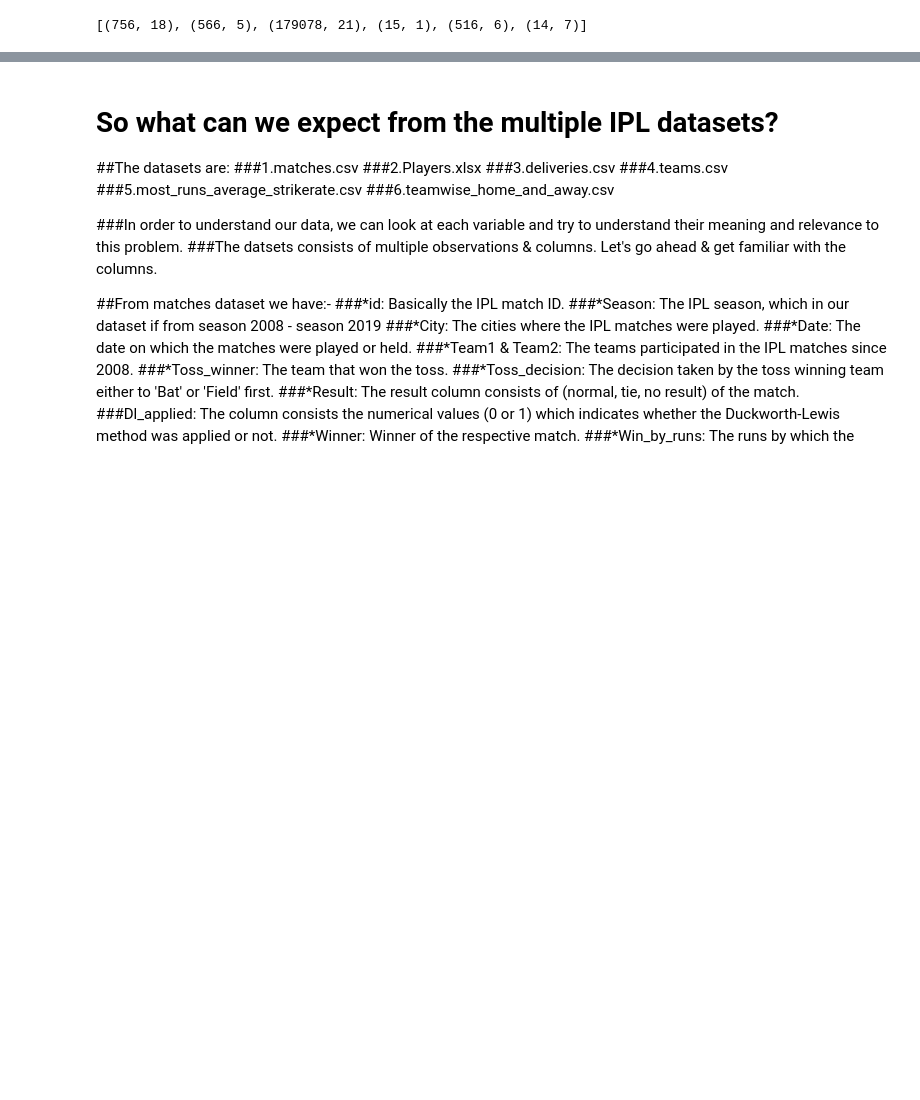
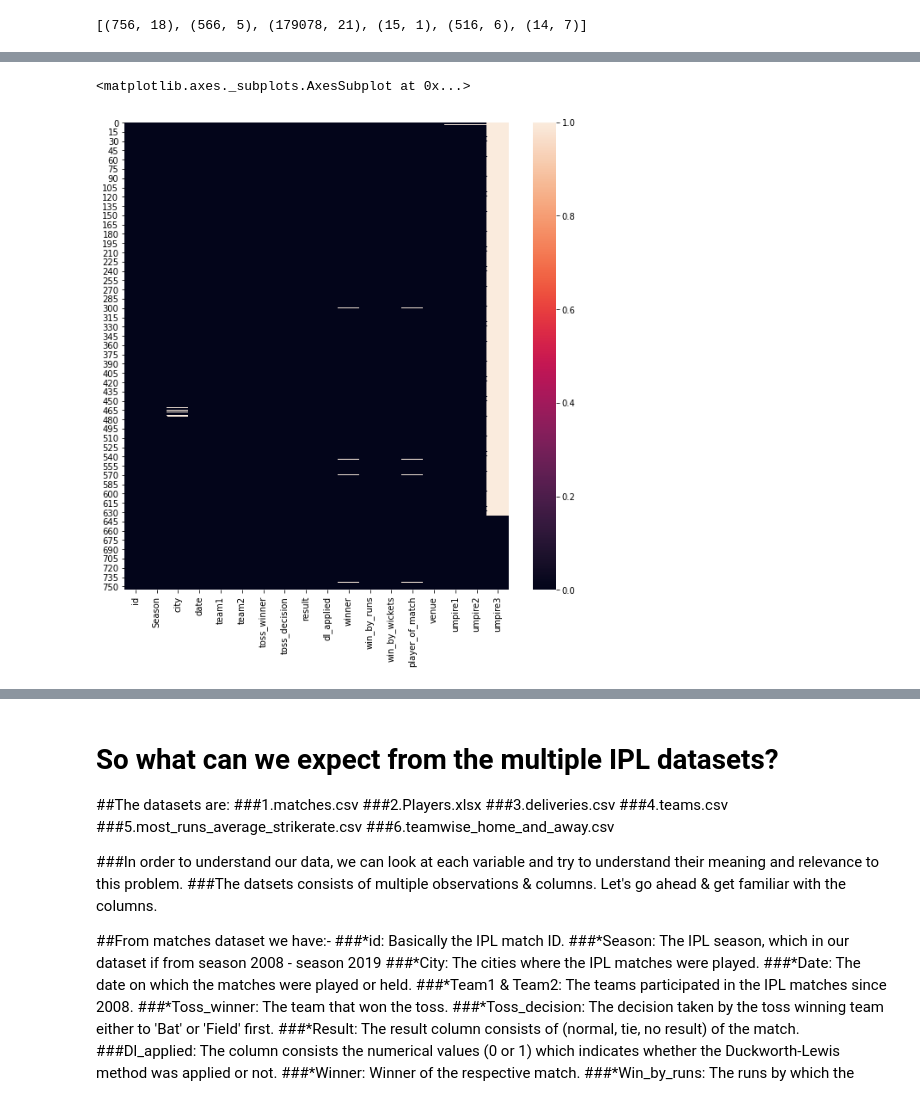
Before and after one commit to Pradip240/IPL-T20-Cricket-Analysis, a Jupyter notebook: Ameen_IPL_T20_Cricket_Analysis_Capstone_Project.ipynb, the cells around one changed output, grey strips where cells are left out. Cells and saved outputs as stored; diff of their text form; code cells hidden in the pictures; blank space fills up the shorter version.

```diff
--- a/Ameen_IPL_T20_Cricket_Analysis_Capstone_Project.ipynb
+++ b/Ameen_IPL_T20_Cricket_Analysis_Capstone_Project.ipynb
@@ -35,0 +116,12 @@ matches
+# %%
+#Filling up the numerical missing values
+filling_na = ipl_df.fillna(ipl_df.mean(axis=0))
+# %%
+filled_val = filling_na.isnull()
+# %%
+#Plotting the heatmap after filling up the missing numerical values
+plt.figure(figsize=(10,10))
+sns.heatmap(filled_val)
+# %% [output]
+<matplotlib.axes._subplots.AxesSubplot at 0x...>
+[figure, added]
```
Also changed, not shown: parts of 56 cells of this notebook.
